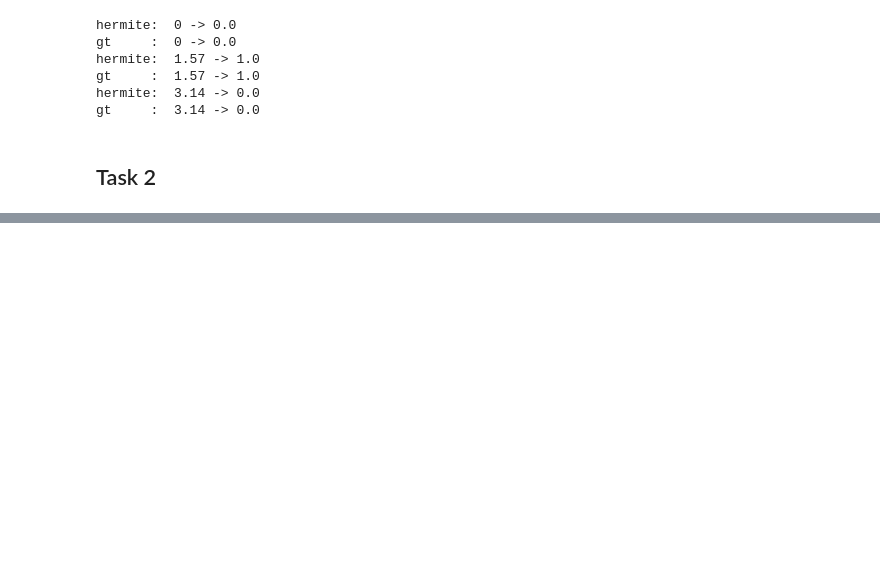
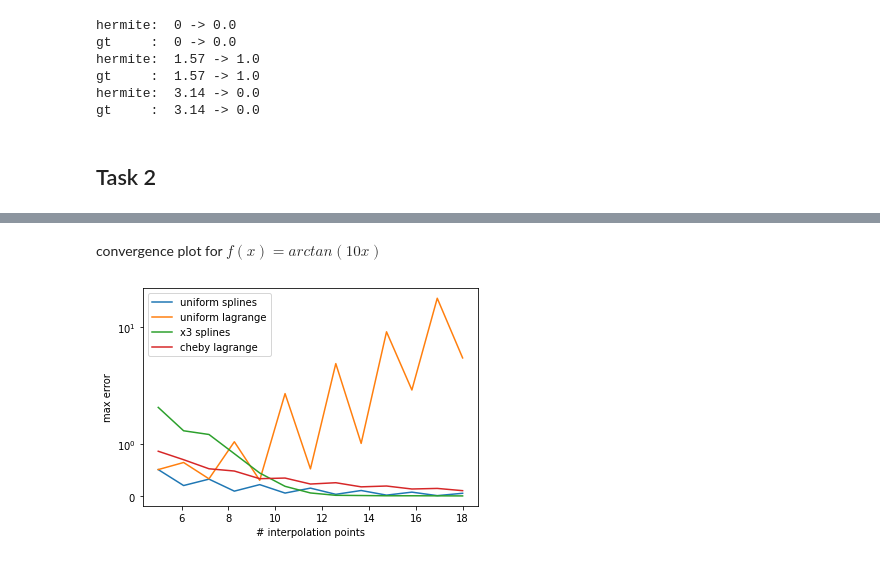
Before and after one commit to jakobtroidl/cn_exercise, a Jupyter notebook: exercise_2.ipynb, the cells around one changed output, grey strips where cells are left out. Cells and saved outputs as stored; diff of their text form; code cells hidden in the pictures; blank space fills up the shorter version.

```diff
--- a/exercise_2.ipynb
+++ b/exercise_2.ipynb
@@ -176,0 +234,6 @@ mean squared error:  2.170918779946823e-13
+# %% [markdown]
+convergence plot for $f(x) = arctan(10x)$
+# %%
+convergence_plot(f2, -1, 1)
+# %% [output]
+[figure, added]
```
Also changed, not shown: parts of 4 cells of this notebook.
